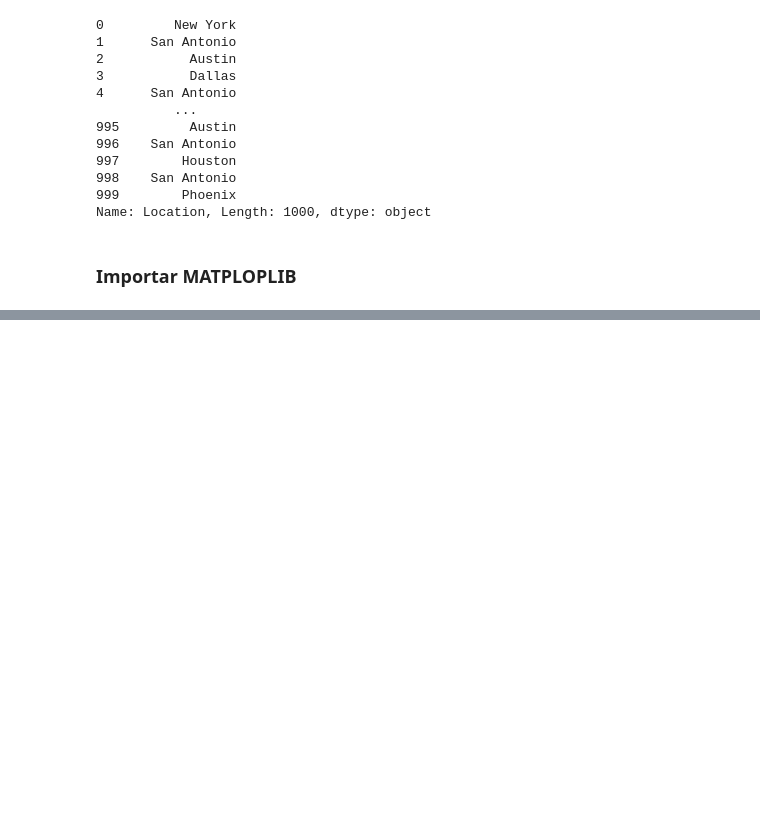
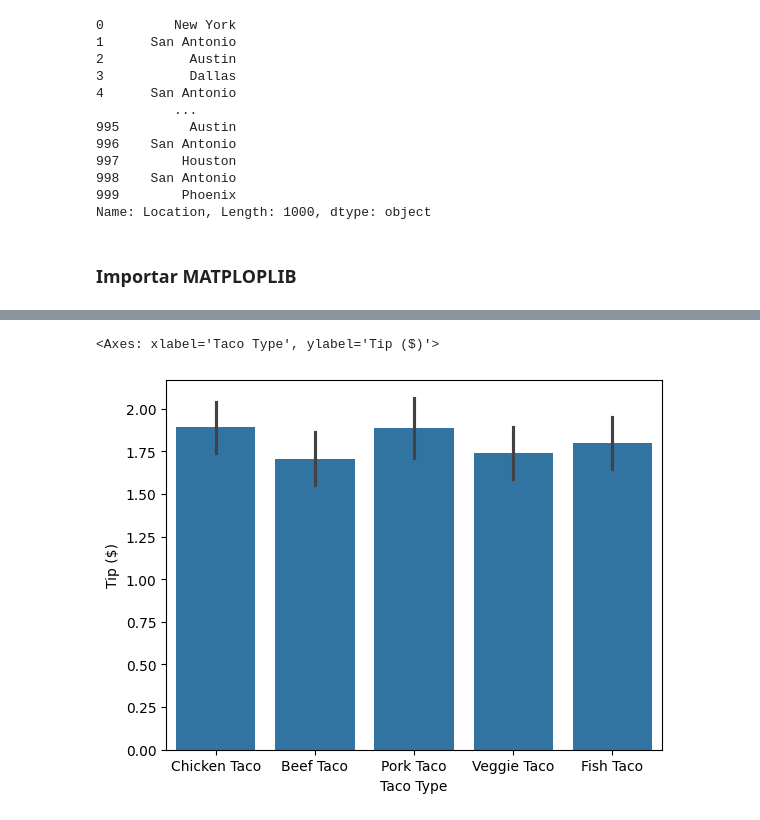
Before and after one commit to buitrekommando/mineriaAIEP_02, a Jupyter notebook: notebooks/notebookTacosTest_01.ipynb, the cells around one changed output, grey strips where cells are left out. Drawn from its saved outputs; the diff is of its cells as text; code cells hidden in the pictures; blank space fills up the shorter version.

```diff
--- a/notebooks/notebookTacosTest_01.ipynb
+++ b/notebooks/notebookTacosTest_01.ipynb
@@ -92,0 +89,5 @@ plt.scatter(x, y)
+# %%
+sns.barplot(x='Taco Type', y='Tip ($)', data=df)
+# %% [output]
+<Axes: xlabel='Taco Type', ylabel='Tip ($)'>
+[figure, added]
```
Also changed, not shown: parts of 16 cells of this notebook, 1 other file.
